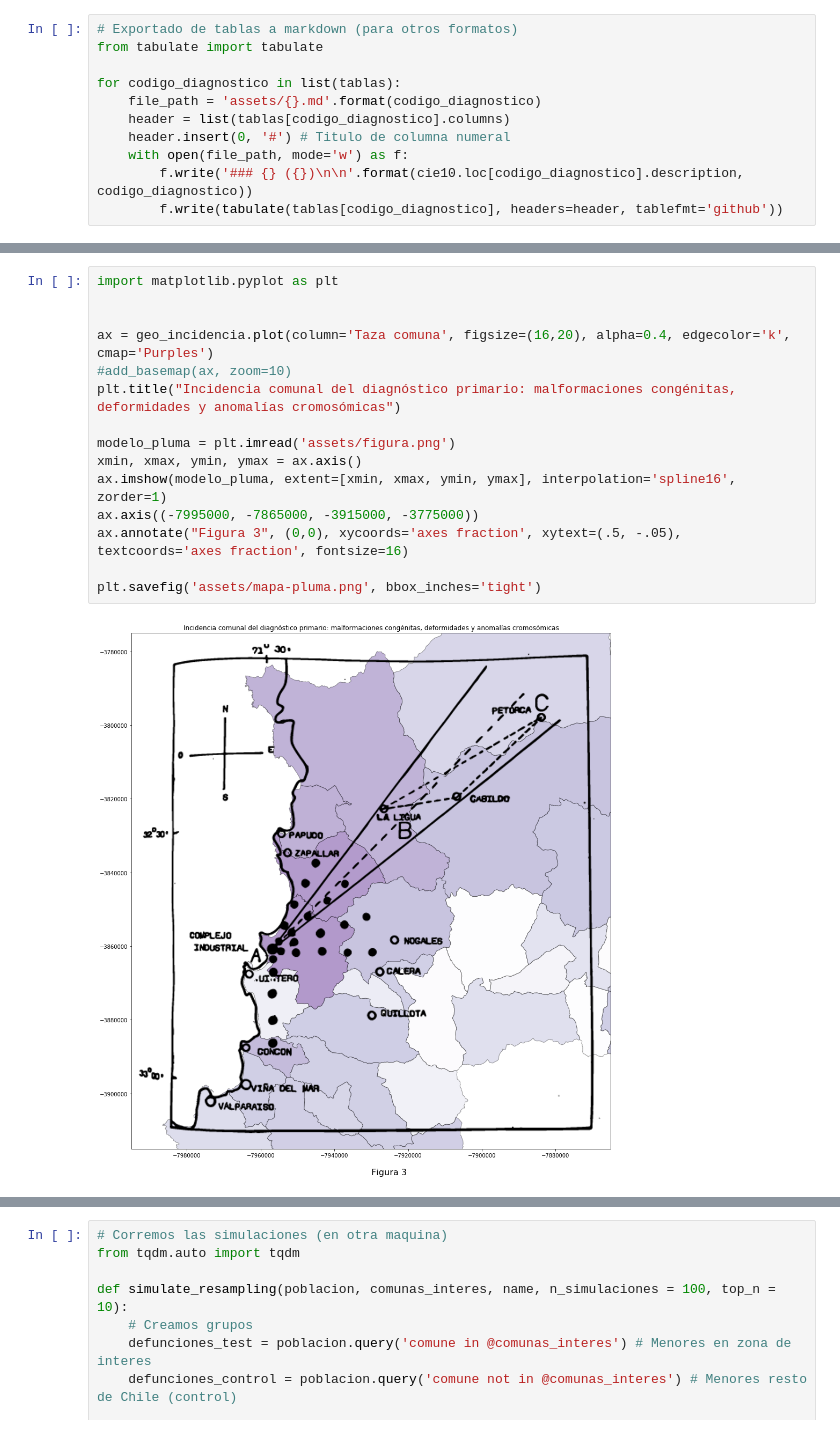
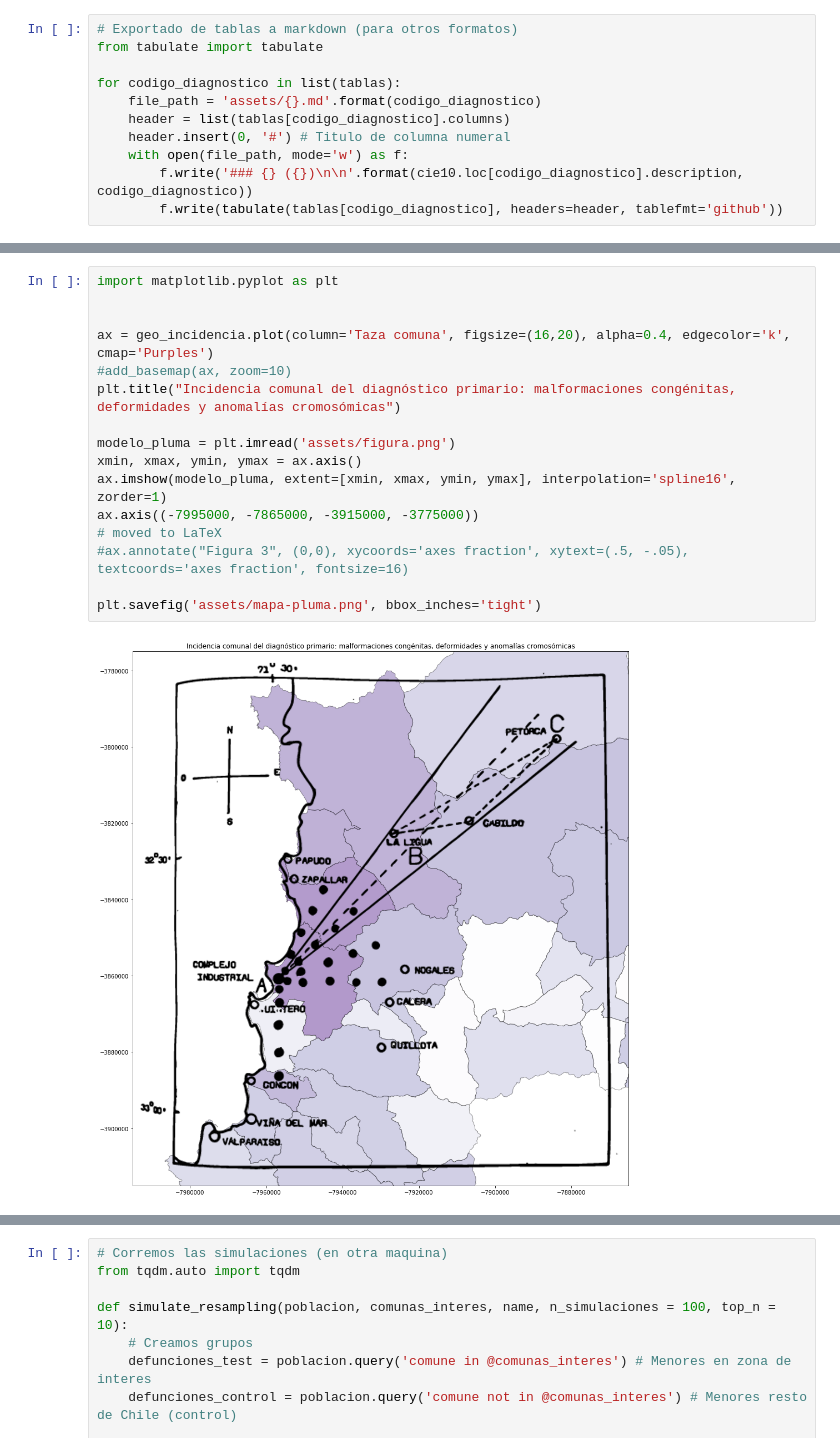
Before and after one commit to verasativa/zonacritica, a Jupyter notebook: readme.ipynb, the cells around one changed output, grey strips where cells are left out. Drawn from its saved outputs; the diff is of its cells as text.

```diff
--- a/readme.ipynb
+++ b/readme.ipynb
@@ -323,19 +335,20 @@ Al sobreponer ese mapa sobre nuestras incidencias (Figura 3), vemos una coincide
 # %%
 import matplotlib.pyplot as plt
 
 
 ax = geo_incidencia.plot(column='Taza comuna', figsize=(16,20), alpha=0.4, edgecolor='k', cmap='Purples')
 #add_basemap(ax, zoom=10)
 plt.title("Incidencia comunal del diagnóstico primario: malformaciones congénitas, deformidades y anomalías cromosómicas")
 
 modelo_pluma = plt.imread('assets/figura.png')
 xmin, xmax, ymin, ymax = ax.axis()
 ax.imshow(modelo_pluma, extent=[xmin, xmax, ymin, ymax], interpolation='spline16', zorder=1)
 ax.axis((-7995000, -7865000, -3915000, -3775000))
-ax.annotate("Figura 3", (0,0), xycoords='axes fraction', xytext=(.5, -.05), textcoords='axes fraction', fontsize=16)
+# moved to LaTeX
+#ax.annotate("Figura 3", (0,0), xycoords='axes fraction', xytext=(.5, -.05), textcoords='axes fraction', fontsize=16)
 
 plt.savefig('assets/mapa-pluma.png', bbox_inches='tight')
 # %% [output]
-[figure, old version]
+[figure, new version]
 # %% [markdown]
 ### Diferentes zonas de interés
```
Also changed, not shown: parts of 16 cells of this notebook, 8 other files.
